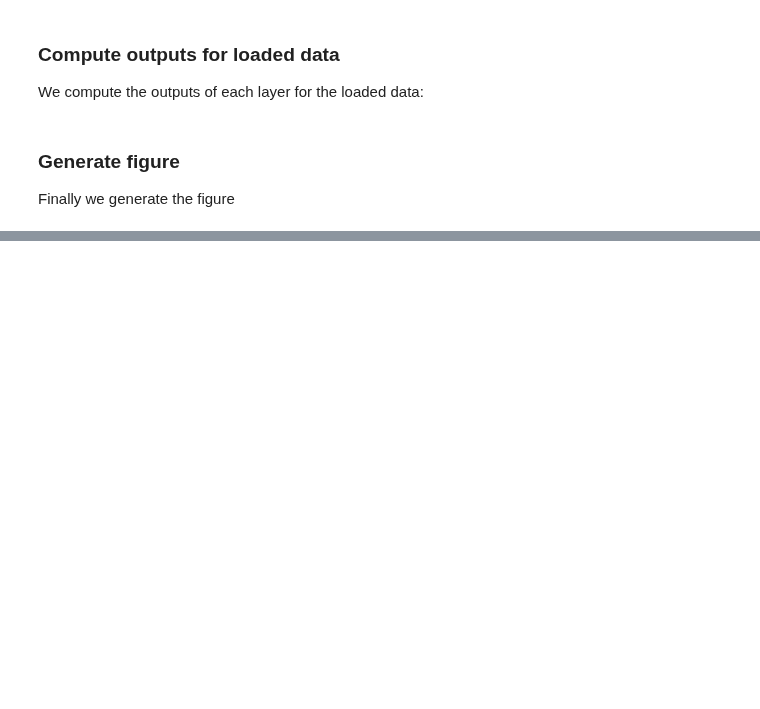
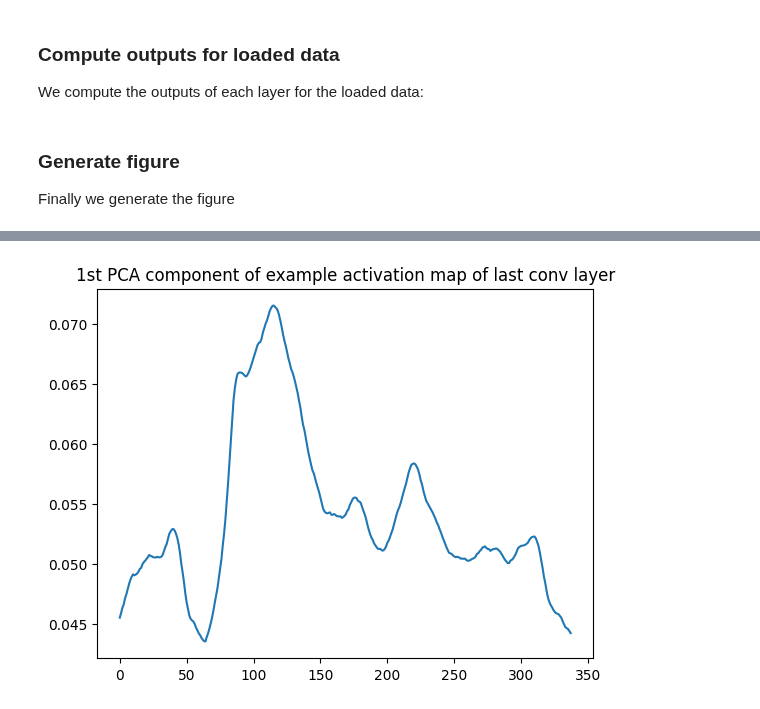
Before and after one commit to arthurdehgan/meegnet, a Jupyter notebook: notebooks/visu_filters.ipynb, the cells around one changed output, grey strips where cells are left out. Cells and saved outputs as stored; diff of their text form; code cells hidden in the pictures; blank space fills up the shorter version.

```diff
--- a/notebooks/visu_filters.ipynb
+++ b/notebooks/visu_filters.ipynb
@@ -166,0 +280,10 @@ plt.close()
+# %%
+pca = PCA(100)
+pca.fit(activation_map)
+data = pca.components_[0]
+plt.plot(data)
+plt.title(f"1st PCA component of example activation map of last conv layer")
+plt.show()
+plt.close()
+# %% [output]
+[figure, added]
```
Also changed, not shown: parts of 12 cells of this notebook, 6 other files.
